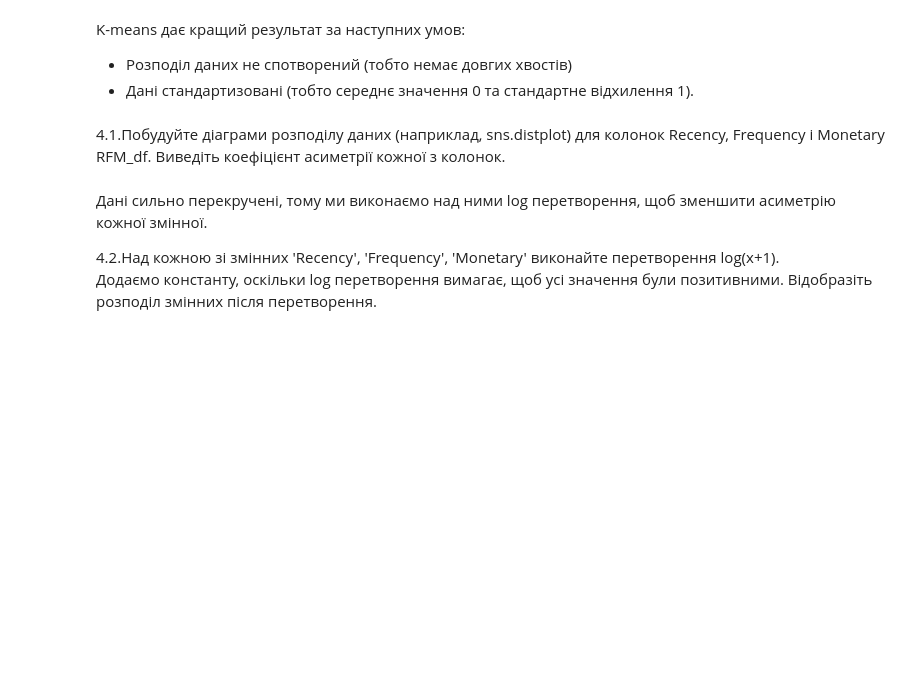
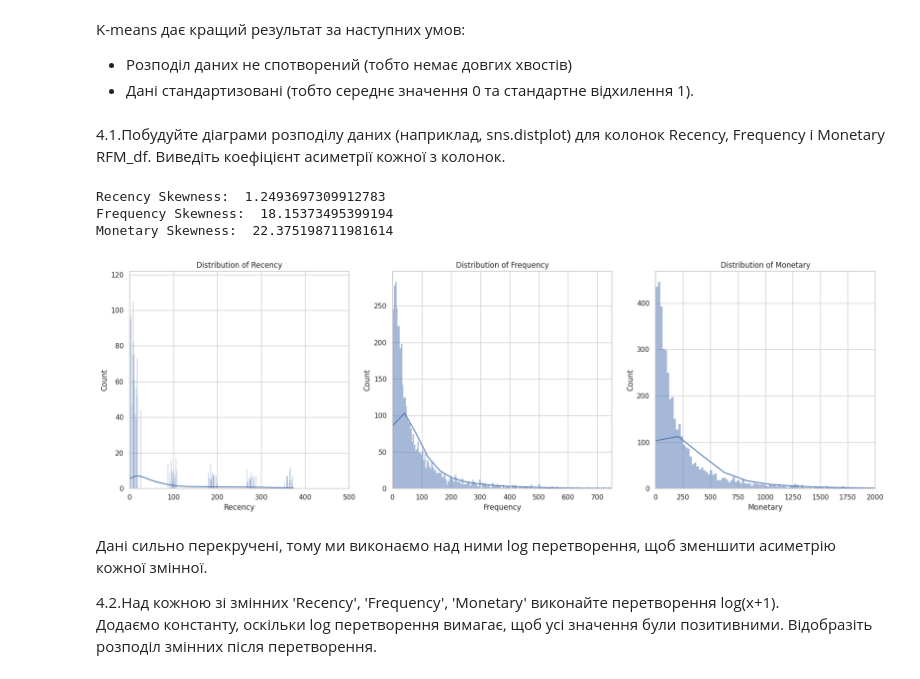
Before and after one commit to lesyayu/robot_deams-_sheets, a Jupyter notebook: hw_6_Users_segmentation_using_K_means_on_RFM_variables.ipynb, the cells around one changed output. Drawn from its saved outputs; the diff is of its cells as text; code cells hidden in the pictures; blank space fills up the shorter version.

```diff
--- a/hw_6_Users_segmentation_using_K_means_on_RFM_variables.ipynb
+++ b/hw_6_Users_segmentation_using_K_means_on_RFM_variables.ipynb
@@ -275,0 +350,12 @@ RFM-аналіз дозволяє сегментувати клієнтів за
+# %%
+# Розрахунок Frequency - кількість покупок для кожного клієнта
+frequency = filtered_X.groupby('CustomerID').size().reset_index(name='Frequency')
+
+# Розрахунок Monetary - сума витрат для кожного клієнта
+monetary = filtered_X.groupby('CustomerID')['UnitPrice'].sum().reset_index(name='Monetary')
+
+# Об'єднання Frequency і Monetary в один DataFrame
+FM_df = frequency.merge(monetary, on='CustomerID')
+
+# Перегляд перших кількох рядків результату
+print(FM_df.head())
@@ -280,0 +372,6 @@ RFM-аналіз дозволяє сегментувати клієнтів за
+# %%
+# Об'єднання R_df і FM_df для створення RFM_df за ідентифікатором клієнта
+RFM_df = R_df.merge(FM_df, on='CustomerID')
+
+# Виведення перших кількох рядків RFM_df для перевірки
+print(RFM_df.head())
@@ -292,3 +394,37 @@ K-means дає кращий результат за наступних умов:
+# %%
+import matplotlib.pyplot as plt
+import seaborn as sns
+
+sns.set(style="whitegrid")
+
+
+# Побудова діаграм розподілу для Recency
+
+fig, ax = plt.subplots(1, 3, figsize=(18, 6))
+
+sns.histplot(RFM_df['Recency'], bins=2000, kde=True, ax=ax[0])
+ax[0].set_title('Distribution of Recency')
+ax[0].set_xlim([0, 500])
+
+sns.histplot(RFM_df['Frequency'], bins=2000, kde=True, ax=ax[1])
+ax[1].set_title('Distribution of Frequency')
+ax[1].set_xlim([0, 750])
+
+sns.histplot(RFM_df['Monetary'], bins=2000, kde=True, ax=ax[2])
+ax[2].set_title('Distribution of Monetary')
+ax[2].set_xlim([0, 2000])
+
+plt.tight_layout()
+
+# Виведення коефіцієнта асиметрії
+print("Recency Skewness: ", RFM_df['Recency'].skew())
+print("Frequency Skewness: ", RFM_df['Frequency'].skew())
+print("Monetary Skewness: ", RFM_df['Monetary'].skew())
+# %% [output]
+Recency Skewness:  1.2493697309912783
+Frequency Skewness:  18.15373495399194
+Monetary Skewness:  22.375198711981614
+[figure, added]
 # %% [markdown]
 Дані сильно перекручені, тому ми виконаємо над ними log перетворення, щоб зменшити асиметрію кожної змінної.
 
```
Also changed, not shown: parts of 19 cells of this notebook.
